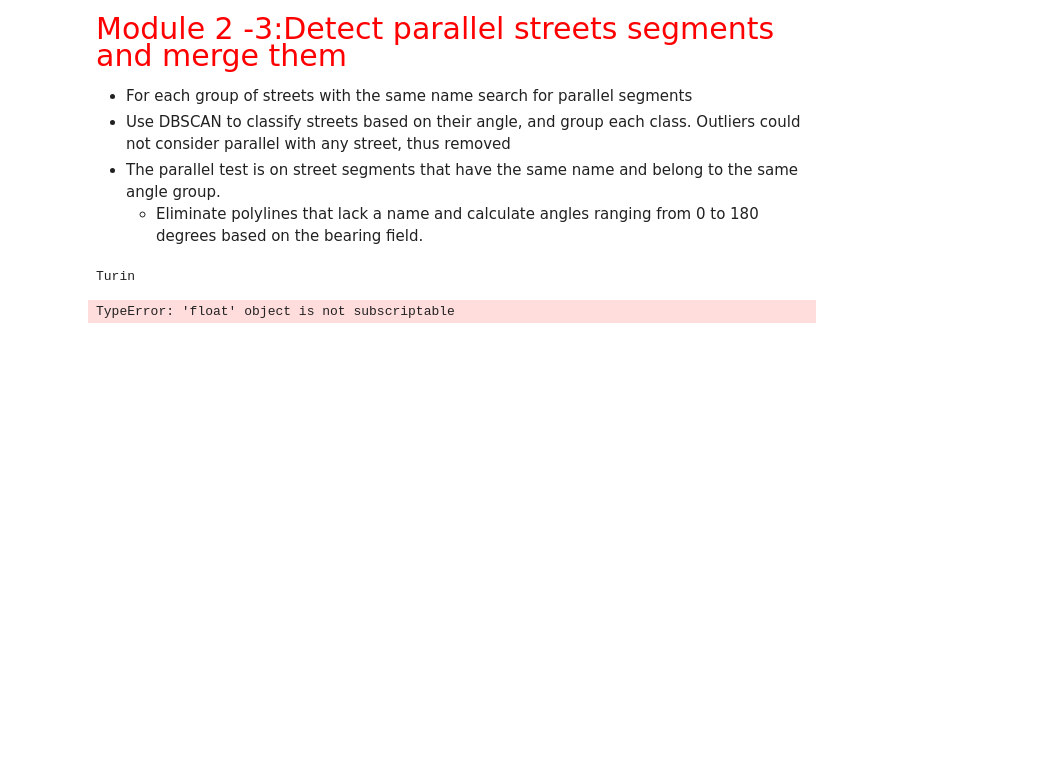
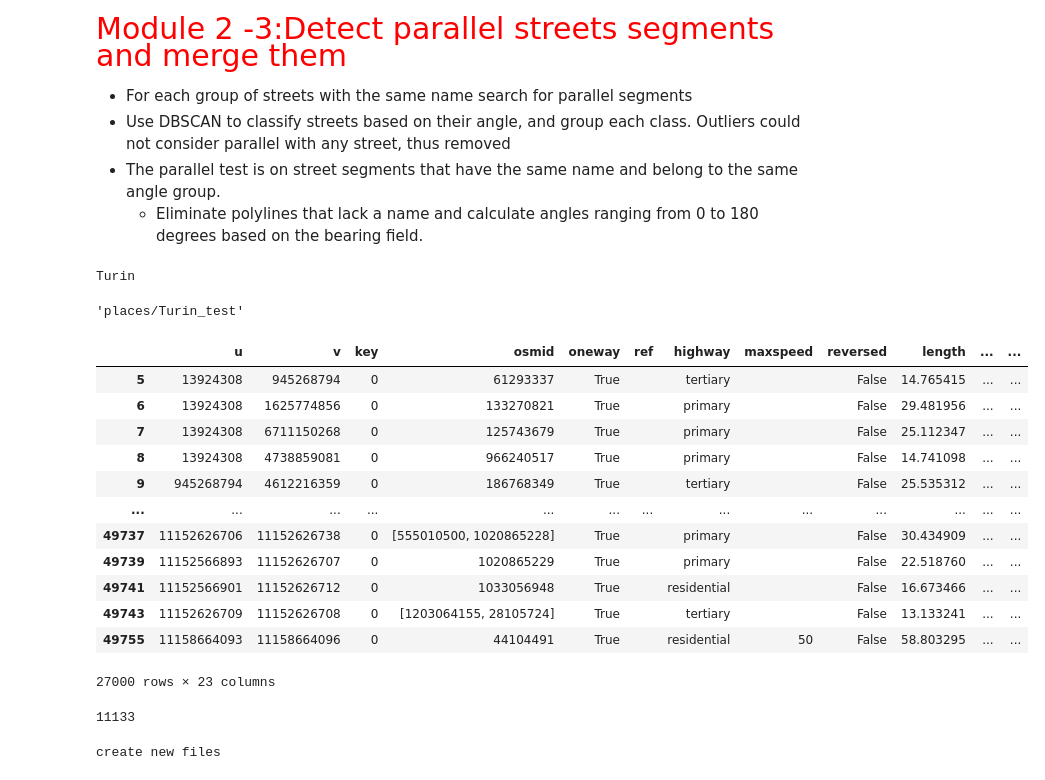
Before and after one commit to achic19/SOD0, a Jupyter notebook: Code/code_for_test.ipynb, the cells around one changed output. Cells and saved outputs as stored; diff of their text form; code cells hidden in the pictures; blank space fills up the shorter version.

```diff
--- a/Code/code_for_test.ipynb
+++ b/Code/code_for_test.ipynb
@@ -46,5 +50,9 @@ data_folder  = f'places/{place.replace(",","_").replace(" ","_")}_test'
 # %% [output]
 Turin
+# %%
+data_folder
+# %% [output]
+'places/Turin_test'
 # %%
 graph = ox.graph_from_place(place, network_type='all')
 graph = ox.bearing.add_edge_bearings(graph, precision=1)
@@ -70,4 +79,20 @@ df_pro = to_remove.to_crs(project_crs).dropna(subset=['name'])
 df_pro = df_pro[df_pro['name']!='']
 df_pro['angle'] = df_pro['bearing'].apply(lambda x: x if x < 180 else x - 180)
 df_pro['length'] = df_pro.length
+# %%
+df_pro
+# %% [output]
+|  | u | v | key | osmid | oneway | ref | highway | maxspeed | reversed | length | ... | ... |
+| 5 | 13924308 | 945268794 | 0 | 61293337 | True |  | tertiary |  | False | 14.765415 | ... | ... |
+| 6 | 13924308 | 1625774856 | 0 | 133270821 | True |  | primary |  | False | 29.481956 | ... | ... |
+| 7 | 13924308 | 6711150268 | 0 | 125743679 | True |  | primary |  | False | 25.112347 | ... | ... |
+| 8 | 13924308 | 4738859081 | 0 | 966240517 | True |  | primary |  | False | 14.741098 | ... | ... |
+| 9 | 945268794 | 4612216359 | 0 | 186768349 | True |  | tertiary |  | False | 25.535312 | ... | ... |
+| ... | ... | ... | ... | ... | ... | ... | ... | ... | ... | ... | ... | ... |
+| 49737 | 11152626706 | 11152626738 | 0 | [555010500, 1020865228] | True |  | primary |  | False | 30.434909 | ... | ... |
+| 49739 | 11152566893 | 11152626707 | 0 | 1020865229 | True |  | primary |  | False | 22.518760 | ... | ... |
+| 49741 | 11152566901 | 11152626712 | 0 | 1033056948 | True |  | residential |  | False | 16.673466 | ... | ... |
+| 49743 | 11152626709 | 11152626708 | 0 | [1203064155, 28105724] | True |  | tertiary |  | False | 13.133241 | ... | ... |
+| 49755 | 11158664093 | 11158664096 | 0 | 44104491 | True |  | residential | 50 | False | 58.803295 | ... | ... |
+27000 rows × 23 columns
 # %%
@@ -173,9 +201,10 @@ for_time = len(my_groupby)
 # %%
-is_test = True
+is_test = False
+number_of_parallel = 0 # count the number of polylines were refined
 with tqdm(total=for_time) as pbar: #  It is used in order to visualise the progress by progress bar
     for i, street in enumerate(my_groupby):
         if is_test:
-            name = 'Corso Giovanni Agnelli'
+            name = 'Corso Orbassano','Corso Umbria',"['Corso Venezia', 'Raccordo Autostradale Torino-Caselle'].'monterey, boulevard, the street for example,Corso Achille Mario Dogliotti, Vicolo Valtorta IN THE END"
             res = my_groupby.get_group(name)
         else:
             res = street[1] # it holds all the streets
@@ -186,23 +215,24 @@ with tqdm(total=for_time) as pbar: #  It is used in order to visualise the progr
         res = res.dropna(subset=['angle'], axis=0)
         if len(res) < 2:
             data = res
-            _  = res['geometry'].apply(lambda x:update_df_with_center_line(x,0))
+            _  = res['geometry'].apply(lambda x:update_df_with_center_line(x))
             continue
         # Use DBSCAN to classify streets based on their angle, and group each class. Outliers could not consider parallel with any street, thus removed
         res['group'] = DBSCAN(eps=10, min_samples=2).fit(res['angle'].to_numpy().reshape(-1, 1)).labels_
         # if all is -1, don't touch the element
         if (res['group']== -1).all():
             data = res
-            _  = res['geometry'].apply(lambda x:update_df_with_center_line(x,0))
+            _  = res['geometry'].apply(lambda x:update_df_with_center_line(x))
             continue
         # cur_group = res[(res['group'] > -1) | (res.length>20)].groupby('group') # Remove short segments with -1 classification values
         # The parallel test is on street segments that  have the same name and belong to the same angle group.
         for group in res.groupby('group'):
             data = group[1]
             if group[0] ==-1: # No need to check if is parallel
-                _  = data['geometry'].apply(lambda x:update_df_with_center_line(x,0))
+                _  = data['geometry'].apply(lambda x:update_df_with_center_line(x))
                 continue
             if check_parallelism(data.copy()):
+                number_of_parallel+=len(data) # Update the number of parallel polylines
                 # if among of lines with same angles some are parallel:
                 # new points DataFrame of start/end line of each group
                 list_pnts_of_line_group = []
@@ -237,14 +267,17 @@ with tqdm(total=for_time) as pbar: #  It is used in order to visualise the progr
                     lines_pnt_geo = add_more_pnts_to_new_lines(pnt_f, pnt_l, [pnt_f])
                     lines_pnt_geo.append(pnt_l)
                     # Update dic_final
-                    update_df_with_center_line(LineString(lines_pnt_geo),1)
+                    update_df_with_center_line(LineString(lines_pnt_geo),1,group[0])
 
             else:
-                _  = data['geometry'].apply(lambda x:update_df_with_center_line(x,0))
+                _  = data['geometry'].apply(lambda x:update_df_with_center_line(x))
         if is_test:
             break
+
+
+print(number_of_parallel)
 # %% [output]
-TypeError: 'float' object is not subscriptable
+11133
 # %%
 print('create new files')
 # remove short lines
@@ -252,8 +285,9 @@ final_cols = ['name', 'geometry', 'highway', 'bearing', 'length']
 new_network = GeoDataFrame(dic_final, crs=project_crs)
 
 # create network
-new_network.explore()
 new_network.to_file(f'{data_folder}/simp.shp')
+# %% [output]
+create new files
 # %%
 # starting point
 new_network = gpd.read_file(f'{data_folder}/simp.shp')
```
Also changed, not shown: parts of 52 cells of this notebook, 1 other file.
